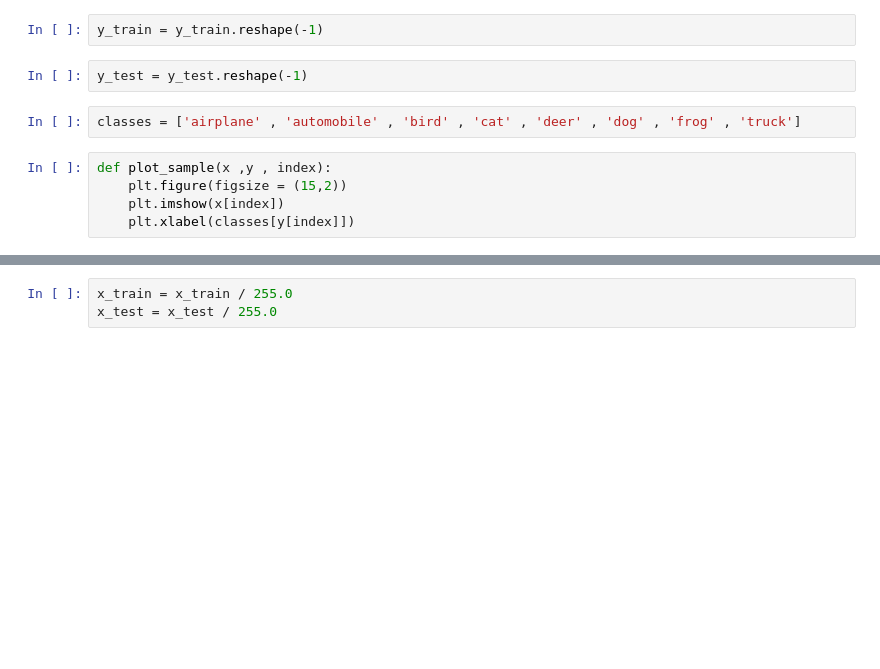
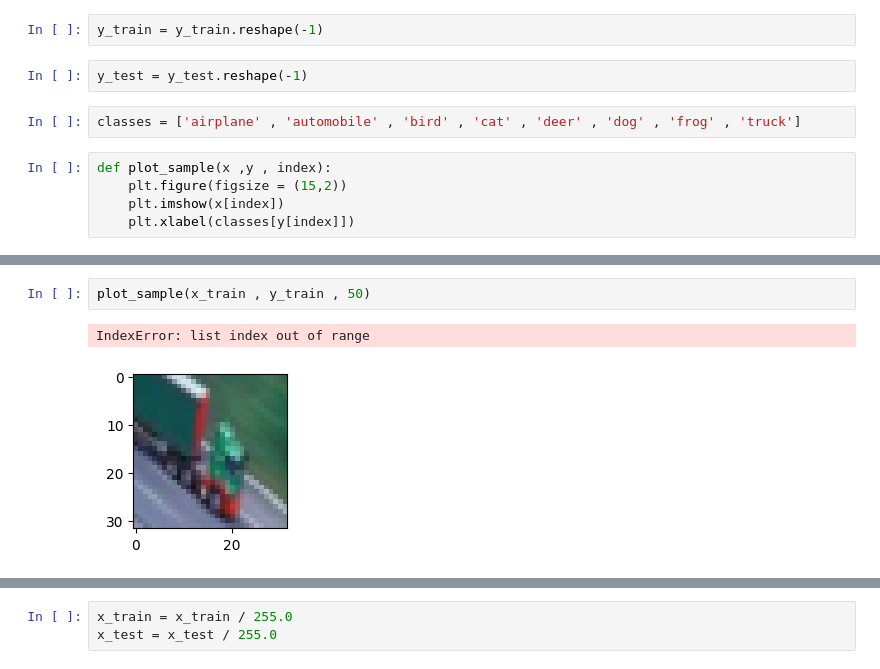
Before and after one commit to dilancodecircle-star/ML-projects-, a Jupyter notebook: image classification.ipynb, the cells around one changed output, grey strips where cells are left out. Saved outputs shown, nothing was run; the diff lists cells and outputs as text; blank space fills up the shorter version.

```diff
--- a/image classification.ipynb
+++ b/image classification.ipynb
@@ -29,0 +42,5 @@ plot_sample(x_train , y_train , 5)
+# %%
+plot_sample(x_train , y_train , 50)
+# %% [output]
+IndexError: list index out of range
+[figure, added]
```
Also changed, not shown: parts of 8 cells of this notebook.
